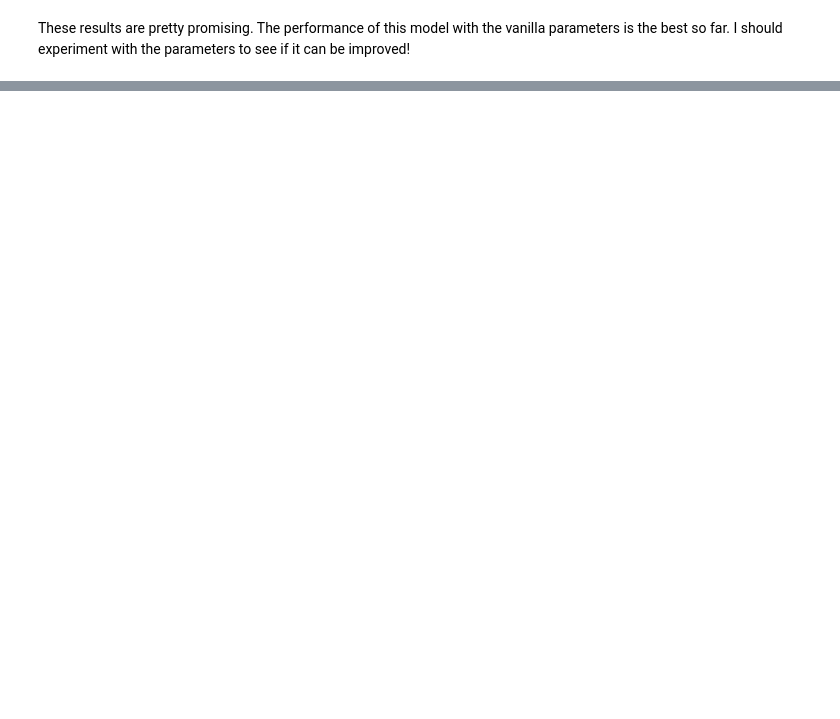
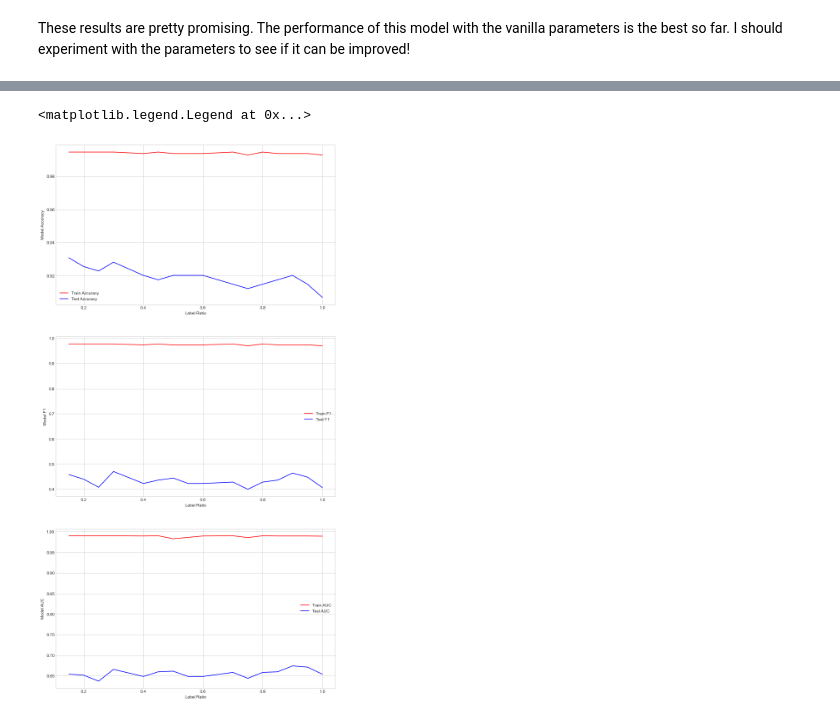
Before and after one commit to Davidkeebler/Credit_Card_Approvals_and_Denials_Prediction, a Jupyter notebook: Untitled.ipynb, the cells around one changed output, grey strips where cells are left out. Drawn from its saved outputs; the diff is of its cells as text; code cells hidden in the pictures; blank space fills up the shorter version.

Commit message:
Testing different ratios of labels with SMOTE

```diff
--- a/Untitled.ipynb
+++ b/Untitled.ipynb
@@ -680,0 +721,10 @@ model_eval_tree(RF_smote, X_train, X_test, y_train, y_test)
+# %%
+param_grid_RF = {
+    'criterion':['entropy', 'gini'],
+    'max_depth':[None, 10, 15, 20, 30],
+    'n_estimators':[10, 30, 100, 200]
+}
+# %%
+RF_search = RandomForestClassifier()
+RF_grid_search = GridSearchCV(RF_search, param_grid_RF, cv=3, return_train_score=True, scoring=['accuracy', 'roc_auc'], refit='roc_auc')
+RF_grid_search.fit(X_train, y_train)
@@ -680,0 +765,56 @@ model_eval_tree(RF_smote, X_train, X_test, y_train, y_test)
+# %%
+ratios = [0.15, 0.2, 0.25, 0.3, 0.4, 0.45, 0.5, 0.55, 0.6, 0.7, 0.75, 0.8, 0.85, 0.9, 0.95, 1]
+
+train_accuracy = []
+train_f1 = []
+train_auc = []
+
+test_accuracy = []
+test_f1 = []
+test_auc = []
+
+for ratio in ratios:
+    X_train_resampled, y_train_resampled = SMOTE(sampling_strategy=ratio).fit_resample(X_train, y_train)
+    random_forest = RandomForestClassifier(criterion='gini', max_depth=20, n_estimators=200)
+    random_forest.fit(X_train_resampled, y_train_resampled)
+
+    test_pred = random_forest.predict(X_test)
+    train_pred = random_forest.predict(X_train)
+
+    test_acc = accuracy_score(y_test, test_pred)
+    test_accuracy.append(test_acc)
+    train_acc = accuracy_score(y_train, train_pred)
+    train_accuracy.append(train_acc)
+
+    f1te = f1_score(y_test, test_pred)
+    test_f1.append(f1te)
+    f1tr = f1_score(y_train, train_pred)
+    train_f1.append(f1tr)
+
+    fpr_test, tpr_test, thresholds_test = roc_curve(y_test, test_pred)
+    test_auc.append(auc(fpr_test, tpr_test))
+    fpr_train, tpr_train, thresholds_train = roc_curve(y_train, train_pred)
+    train_auc.append(auc(fpr_train, tpr_train))
+
+fig, [ax1, ax2, ax3] = plt.subplots(nrows=3, figsize=(12,24))
+
+ax1.plot(ratios, train_accuracy, color='r', label='Train Accuracy')
+ax1.plot(ratios, test_accuracy, color='b', label='Test Accuracy')
+ax1.set_xlabel('Label Ratio')
+ax1.set_ylabel('Model Accuracy')
+ax1.legend()
+
+ax2.plot(ratios, train_f1, color='r', label='Train F1')
+ax2.plot(ratios, test_f1, color='b', label='Test F1')
+ax2.set_xlabel('Label Ratio')
+ax2.set_ylabel('Model F1')
+ax2.legend()
+
+ax3.plot(ratios, train_auc, color='r', label='Train AUC')
+ax3.plot(ratios, test_auc, color='b', label='Test AUC')
+ax3.set_xlabel('Label Ratio')
+ax3.set_ylabel('Model AUC')
+ax3.legend()
+# %% [output]
+<matplotlib.legend.Legend at 0x...>
+[figure, added]
```
Also changed, not shown: parts of 9 cells of this notebook.
